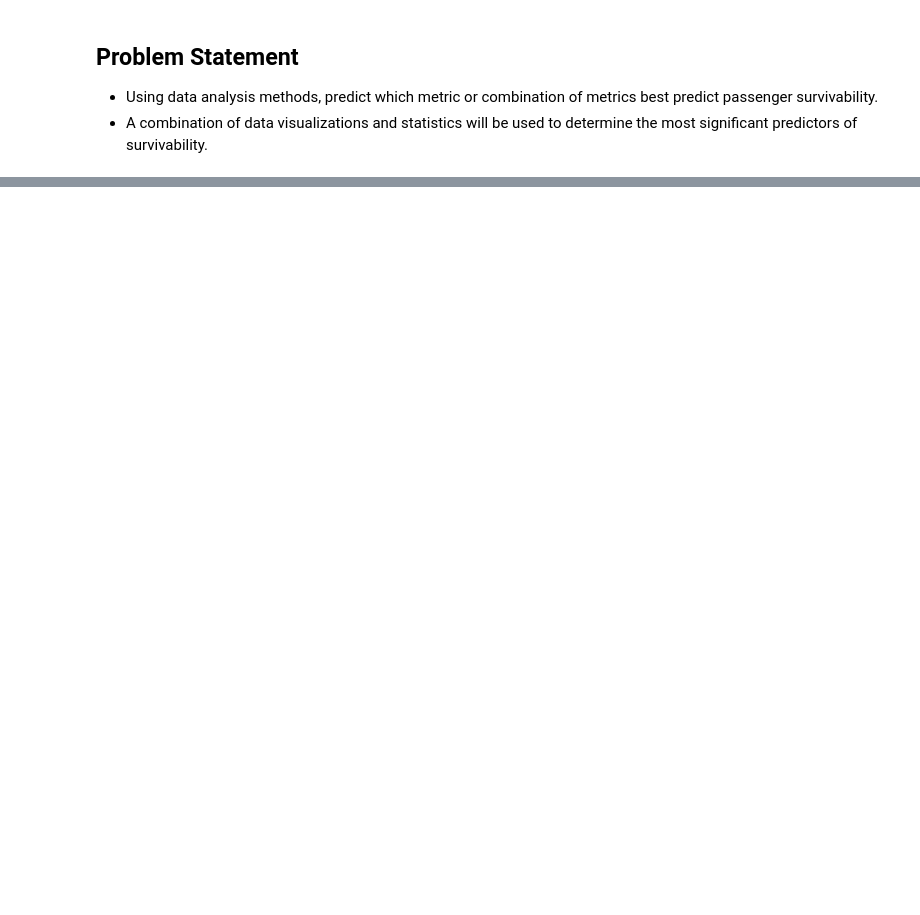
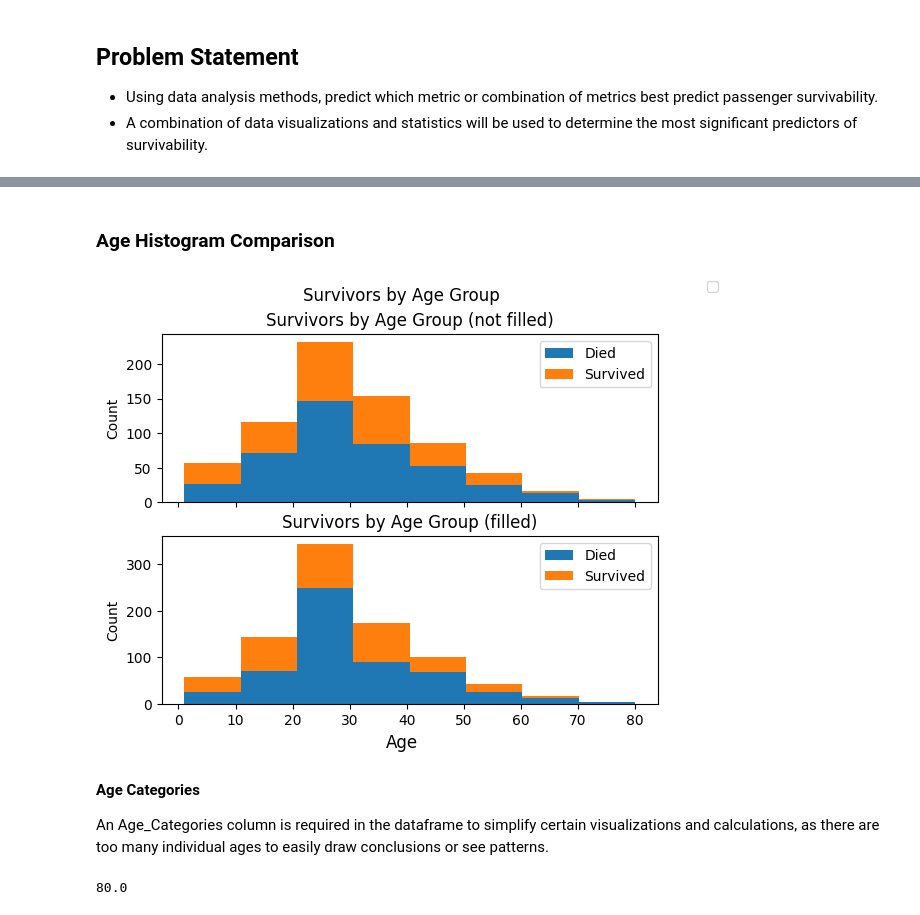
Before and after one commit to Porini-Education/Course_ITS-BigData-2, a Jupyter notebook: AI/Lab_Titanic.ipynb, the cells around one changed output, grey strips where cells are left out. Drawn from its saved outputs; the diff is of its cells as text; code cells hidden in the pictures; blank space fills up the shorter version.

```diff
--- a/AI/Lab_Titanic.ipynb
+++ b/AI/Lab_Titanic.ipynb
@@ -26,0 +349,8 @@
+# %%
+# Maintain Age and create Age_Fill (populate missing ages)
+titanic_df['Age_Fill'] = titanic_df['Age']
+
+# Populate Age_Fill
+titanic_df['Age_Fill'] = titanic_df['Age_Fill'] \
+    .groupby([titanic_df['Class'], titanic_df['Survived'], titanic_df['Sex']], group_keys=False) \
+    .apply(lambda x: x.fillna(x.mean()))
@@ -26,0 +378,54 @@
+# %% [markdown]
+### Age Histogram Comparison
+# %%
+# Set figure
+from matplotlib.axes import Axes
+
+
+fig, ax = plt.subplots(2, sharex=True)#figure(figsize=(10, 10))
+
+# Setup a figue of plots
+
+df1 = titanic_df[titanic_df['Survived'] == 0]['Age']
+df2 = titanic_df[titanic_df['Survived'] == 1]['Age']
+df3 = titanic_df[titanic_df['Survived'] == 0]['Age_Fill']
+df4 = titanic_df[titanic_df['Survived'] == 1]['Age_Fill']
+
+fig.legend(('Died', 'Survived'))
+fig.suptitle('Survivors by Age Group')
+fig.supxlabel('Age')
+
+max_age = max(titanic_df['Age_Fill'])
+
+plot:Axes = ax[0]
+plot.hist([df1, df2],
+             bins=8,
+             range=(1, max_age),
+             stacked=True)
+
+plot.legend(('Died', 'Survived'))
+plot.set_title('Survivors by Age Group (not filled)')
+plot.set_ylabel('Count')
+
+plot = ax[1]
+plot.hist([df3, df4],
+             bins=8,
+             range=(1, max_age),
+             stacked=True)
+
+plot.legend(('Died', 'Survived'))
+plot.set_title('Survivors by Age Group (filled)')
+plot.set_ylabel('Count')
+
+fig.show()
+# %% [output]
+[figure, added]
+# %% [markdown]
+**Age Categories**
+
+An Age_Categories column is required in the dataframe to simplify certain visualizations and calculations, as there are too many individual ages to easily draw conclusions or see patterns.
+# %%
+# Maximum age - used to define upper bound of bins
+titanic_df['Age'].max()
+# %% [output]
+80.0
```
Also changed, not shown: parts of 68 cells of this notebook.
